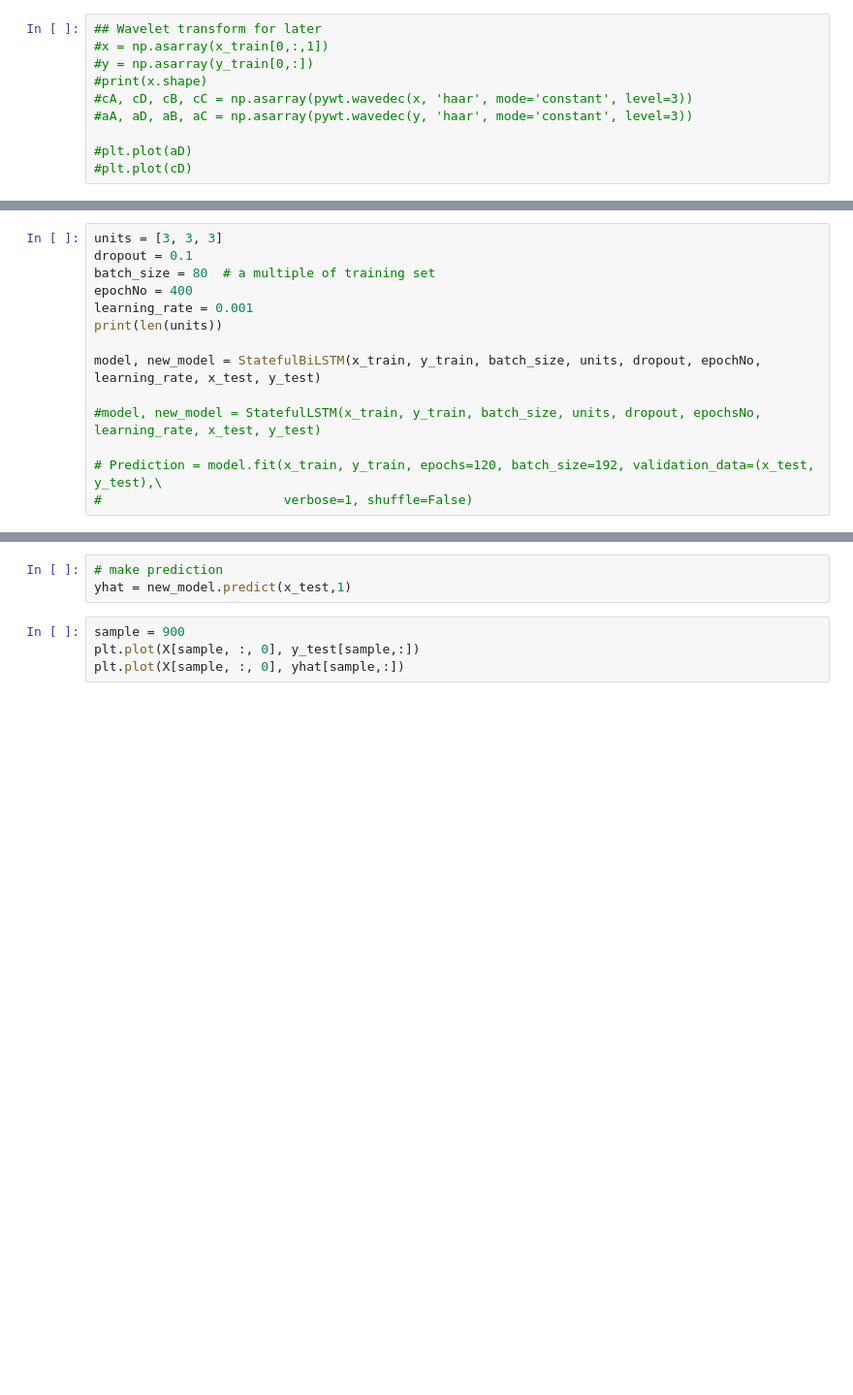
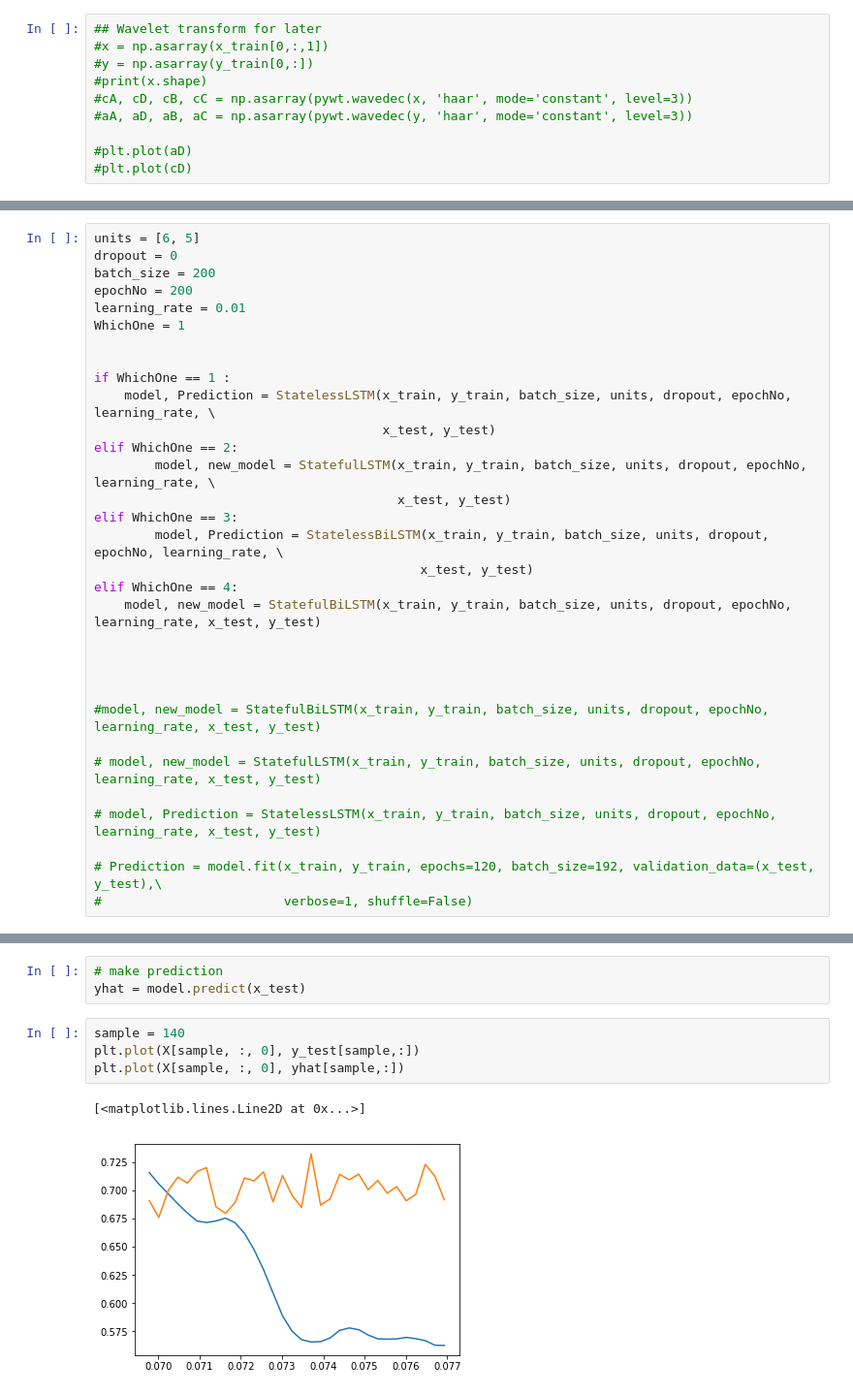
Before and after one commit to mehrdadyo/DrillingNN, a Jupyter notebook: RNN/DrillingBiLSTM.ipynb, the cells around one changed output, grey strips where cells are left out. Shown: that part at 97% size. Drawn from its saved outputs; the diff is of its cells as text; blank space fills up the shorter version.

Commit message:
Update DrillingBiLSTM.ipynb
added BiLSTM for both stateful and regular cases

```diff
--- a/RNN/DrillingBiLSTM.ipynb
+++ b/RNN/DrillingBiLSTM.ipynb
@@ -225,14 +324,32 @@ def StatelessLSTM(x_train):
 # %%
-units = [3, 3, 3]
-dropout = 0.1
-batch_size = 80  # a multiple of training set
-epochNo = 400
-learning_rate = 0.001
-print(len(units))
+units = [6, 5]
+dropout = 0
+batch_size = 200
+epochNo = 200
+learning_rate = 0.01
+WhichOne = 1
 
-model, new_model = StatefulBiLSTM(x_train, y_train, batch_size, units, dropout, epochNo, learning_rate, x_test, y_test)
 
-#model, new_model = StatefulLSTM(x_train, y_train, batch_size, units, dropout, epochsNo, learning_rate, x_test, y_test)
+if WhichOne == 1 :
+    model, Prediction = StatelessLSTM(x_train, y_train, batch_size, units, dropout, epochNo, learning_rate, \
+                                      x_test, y_test)
+elif WhichOne == 2:
+        model, new_model = StatefulLSTM(x_train, y_train, batch_size, units, dropout, epochNo, learning_rate, \
+                                        x_test, y_test)
+elif WhichOne == 3:
+        model, Prediction = StatelessBiLSTM(x_train, y_train, batch_size, units, dropout, epochNo, learning_rate, \
+                                           x_test, y_test)
+elif WhichOne == 4:
+    model, new_model = StatefulBiLSTM(x_train, y_train, batch_size, units, dropout, epochNo, learning_rate, x_test, y_test)
+
+
+
+
+#model, new_model = StatefulBiLSTM(x_train, y_train, batch_size, units, dropout, epochNo, learning_rate, x_test, y_test)
+
+# model, new_model = StatefulLSTM(x_train, y_train, batch_size, units, dropout, epochNo, learning_rate, x_test, y_test)
+
+# model, Prediction = StatelessLSTM(x_train, y_train, batch_size, units, dropout, epochNo, learning_rate, x_test, y_test)
 
 # Prediction = model.fit(x_train, y_train, epochs=120, batch_size=192, validation_data=(x_test, y_test),\
 #                        verbose=1, shuffle=False)
@@ -271,7 +393,10 @@ plt.show()
 # %%
 # make prediction
-yhat = new_model.predict(x_test,1)
+yhat = model.predict(x_test)
 # %%
-sample = 900
+sample = 140
 plt.plot(X[sample, :, 0], y_test[sample,:])
 plt.plot(X[sample, :, 0], yhat[sample,:])
+# %% [output]
+[<matplotlib.lines.Line2D at 0x...>]
+[figure, added]
```
Also changed, not shown: parts of 11 cells of this notebook.
